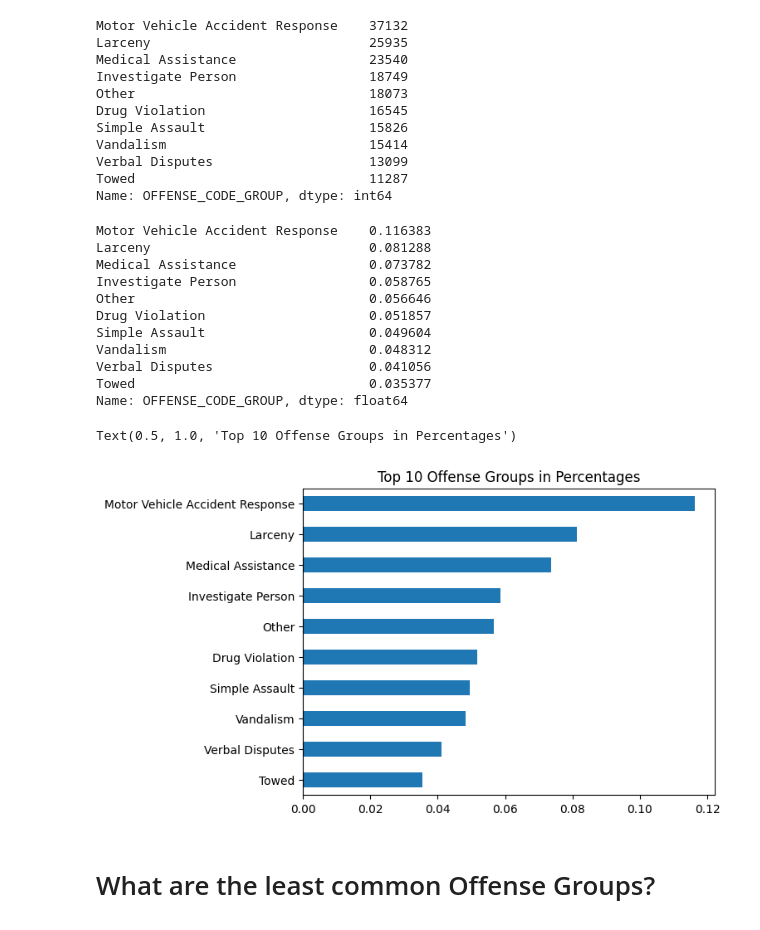
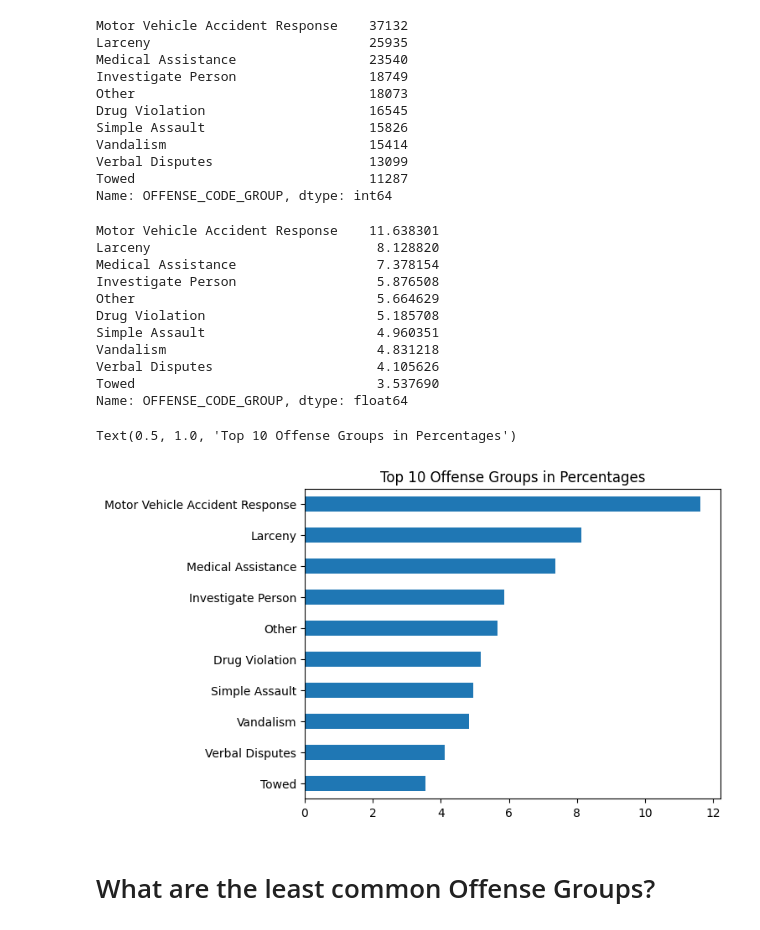
Before and after one commit to jobas006/Professional-Portfolio-Projects, a Jupyter notebook: Python Projects/Boston Crime Patterns Revealed/crime_dataset.ipynb, the cells around one changed output. Drawn from its saved outputs; the diff is of its cells as text; code cells hidden in the pictures.

```diff
--- a/Python Projects/Boston Crime Patterns Revealed/crime_dataset.ipynb
+++ b/Python Projects/Boston Crime Patterns Revealed/crime_dataset.ipynb
@@ -256,25 +256,25 @@ Name: OFFENSE_CODE_GROUP, dtype: int64
 # %%
 # Converting this into a percentage of the total amount of crimes
 # Total amount of crimes
-display((offense_group_vals / crime.shape[0]))
+display((offense_group_vals / crime.shape[0] * 100))
 
 # Creating a horizontal bar chart of the data
-(offense_group_vals / crime.shape[0]).sort_values().plot(kind = 'barh')
+(offense_group_vals / crime.shape[0] * 100).sort_values().plot(kind = 'barh')
 plt.title("Top 10 Offense Groups in Percentages")
 # %% [output]
-Motor Vehicle Accident Response    0.116383
-Larceny                            0.081288
-Medical Assistance                 0.073782
-Investigate Person                 0.058765
-Other                              0.056646
-Drug Violation                     0.051857
-Simple Assault                     0.049604
-Vandalism                          0.048312
-Verbal Disputes                    0.041056
-Towed                              0.035377
+Motor Vehicle Accident Response    11.638301
+Larceny                             8.128820
+Medical Assistance                  7.378154
+Investigate Person                  5.876508
+Other                               5.664629
+Drug Violation                      5.185708
+Simple Assault                      4.960351
+Vandalism                           4.831218
+Verbal Disputes                     4.105626
+Towed                               3.537690
 Name: OFFENSE_CODE_GROUP, dtype: float64
 Text(0.5, 1.0, 'Top 10 Offense Groups in Percentages')
-[figure, old version]
+[figure, new version]
 # %% [markdown]
 # What are the least common Offense Groups?
 # %%
```
Also changed, not shown: parts of 2 cells of this notebook.
